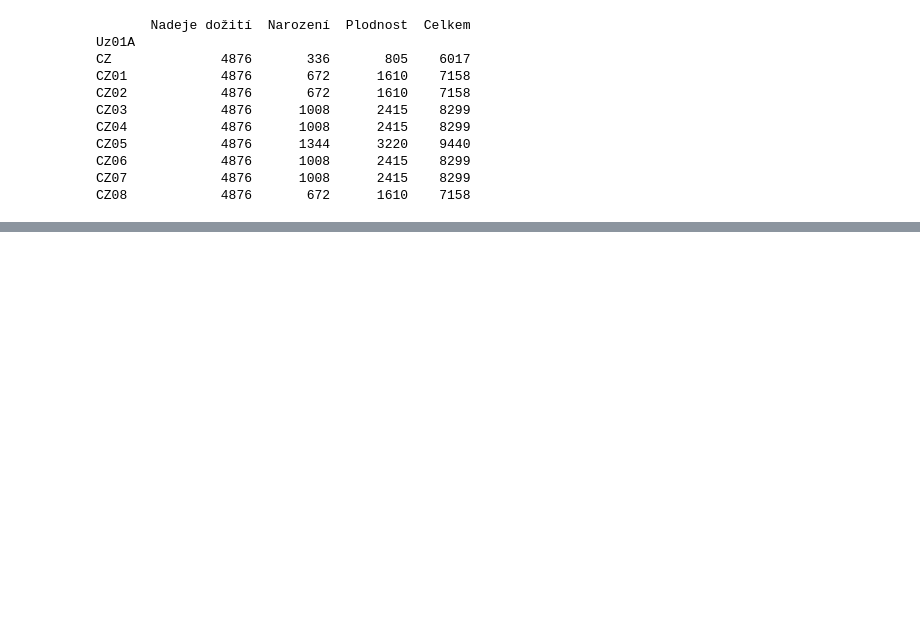
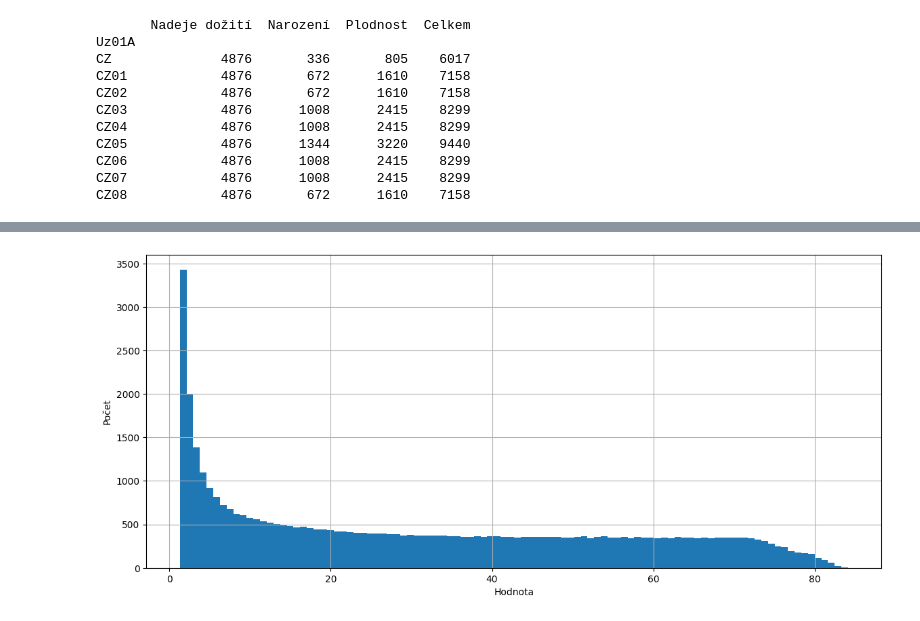
Before and after one commit to RerichusHluchavka/NoSQL_project, a Jupyter notebook: Data/notebook.ipynb, the cells around one changed output, grey strips where cells are left out. Saved outputs shown, nothing was run; the diff lists cells and outputs as text; code cells hidden in the pictures; blank space fills up the shorter version.

```diff
--- a/Data/notebook.ipynb
+++ b/Data/notebook.ipynb
@@ -178,0 +245,9 @@ plodnost.to_csv('plodnost_upravena.csv', index=False)
+# %%
+#Histogram pro nadeji dožití
+plt.figure(figsize=(14, 6))
+nadeje['Hodnota'].hist(bins=100)
+plt.xlabel('Hodnota')
+plt.ylabel('Počet')
+plt.show()
+# %% [output]
+[figure, added]
```
Also changed, not shown: parts of 9 cells of this notebook, 6 other files.
